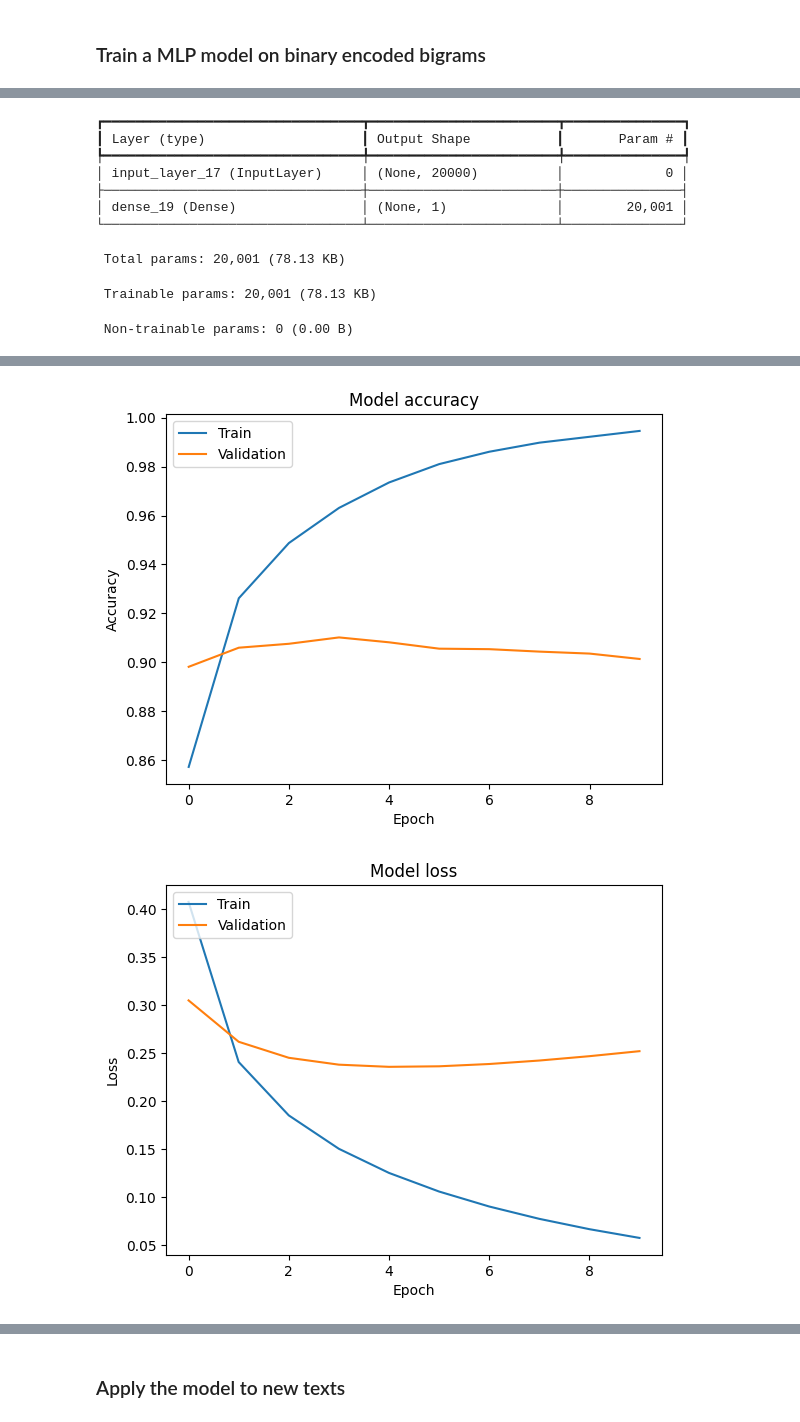
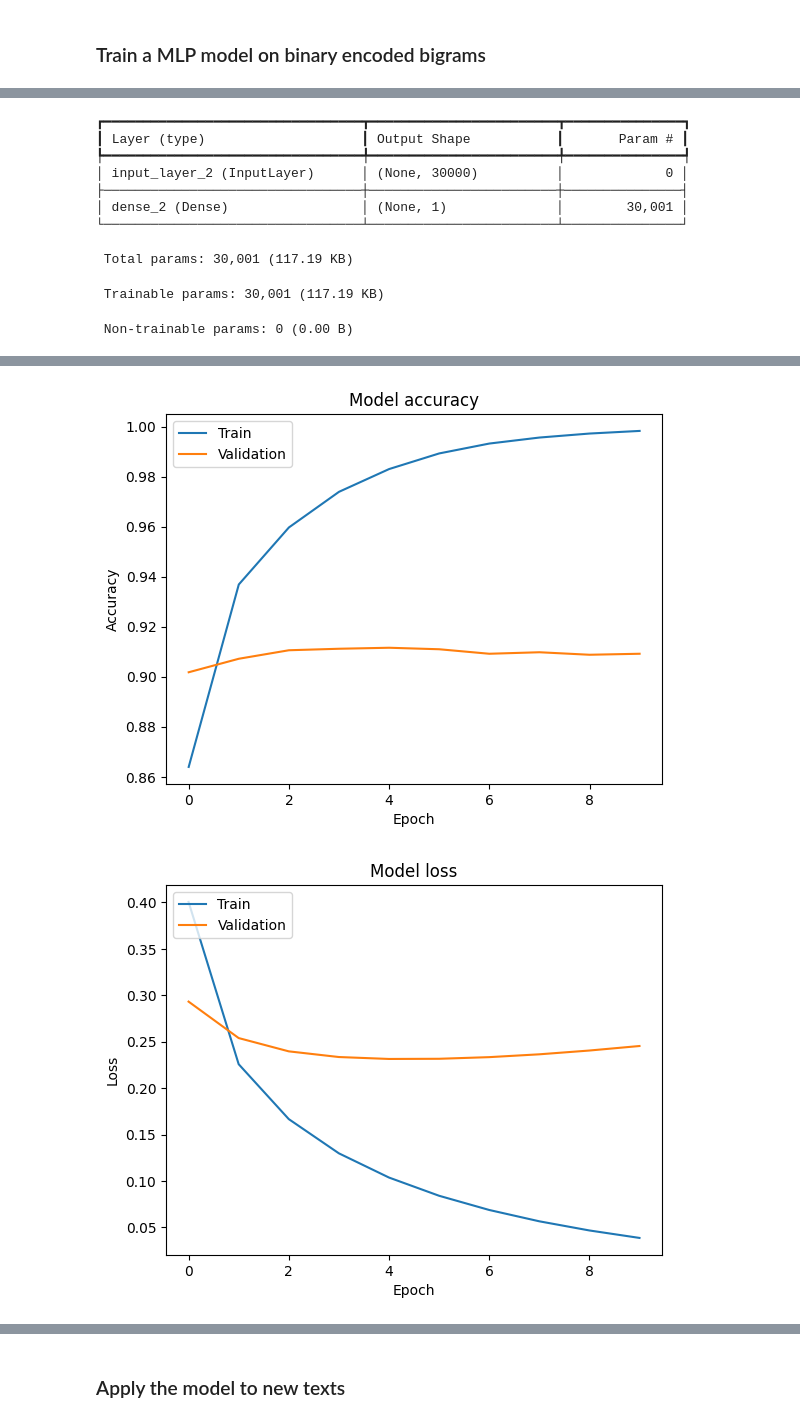
Before and after one commit to reitezuz/18NES2-2025, a Jupyter notebook: week_10/text_classification_IMDB.ipynb, the cells around one changed output, grey strips where cells are left out. Saved outputs shown, nothing was run; the diff lists cells and outputs as text; code cells hidden in the pictures.

```diff
--- a/week_10/text_classification_IMDB.ipynb
+++ b/week_10/text_classification_IMDB.ipynb
@@ -140,6 +152,7 @@ inputs[0]: tf.Tensor(
 targets[0]: tf.Tensor(1, shape=(), dtype=int32)
 # %%
-x, y = next(binary_1gram_train_ds.as_numpy_iterator())
+# 20 000 input features, batch size 32
+x, y = next(bow_train_ds.as_numpy_iterator())
 print(x.shape, y.shape)
 # %% [output]
 (32, 20000) (32,)
@@ -341,11 +355,3 @@ Test acc: 0.872
 # %% [markdown]
 ### Apply the model to new texts
-# %%
-# create an inference model:
-import keras
-model = keras.models.load_model("models/bow_unigram.keras")
-inputs = keras.Input(shape=(1,), dtype="string")
-processed_inputs = text_vectorization(inputs)
-outputs = model(processed_inputs)
-inference_model = keras.Model(inputs, outputs)
 # %%
@@ -370,25 +389,25 @@ text 3: 57.21 percent positive
 ### Preprocess the data
 - configure the TextVectorization layer to return binary encoded bigrams
 # %%
-max_tokens = 20000
+max_tokens = 30000
 text_vectorization = layers.TextVectorization(
-    ngrams=2,
+    ngrams=2,                # change here
     max_tokens=max_tokens,
-    output_mode="multi_hot",
+    output_mode= "multi_hot", # you can try also: "count", "multi_hot", "tf_idf"
 )
 
 text_vectorization.adapt(text_only_train_ds)
-binary_2gram_train_ds = train_ds.map(
+bigram_train_ds = train_ds.map(
     lambda x, y: (text_vectorization(x), y),
-    num_parallel_calls=4)
-binary_2gram_val_ds = val_ds.map(
+    num_parallel_calls=8)
+bigram_val_ds = val_ds.map(
     lambda x, y: (text_vectorization(x), y),
-    num_parallel_calls=4)
-binary_2gram_test_ds = test_ds.map(
+    num_parallel_calls=8)
+bigram_test_ds = test_ds.map(
     lambda x, y: (text_vectorization(x), y),
-    num_parallel_calls=4)
+    num_parallel_calls=8)
 
-for inputs, targets in binary_2gram_train_ds:
+for inputs, targets in bigram_train_ds:
     print("inputs.shape:", inputs.shape)
     print("inputs.dtype:", inputs.dtype)
     print("targets.shape:", targets.shape)
@@ -424,7 +458,7 @@ text_vectorization.get_vocabulary()[100:108]
 # %%
 hidden_dim = None
 max_epochs = 10
-model_name = "bow_bigram.keras"
+model_name = "bigram_MLP.keras"
 
 ###############################################
 # Define the model architecture:
@@ -439,8 +473,8 @@ callbacks = [
 ]
 
 start_time = time.time()
-history = model.fit(binary_2gram_train_ds.cache(),
-          validation_data=binary_2gram_val_ds.cache(),
+history = model.fit(bigram_train_ds.cache(),
+          validation_data=bigram_val_ds.cache(),
           epochs=10,
           callbacks=callbacks)
 time_fit = time.time() - start_time
@@ -449,9 +483,9 @@ time_fit = time.time() - start_time
 # Plot the training progress:
 plot_history(history)
 
-train_loss, train_acc = model.evaluate(binary_2gram_train_ds)
-val_loss, val_acc = model.evaluate(binary_2gram_val_ds)
-test_loss, test_acc = model.evaluate(binary_2gram_test_ds)
+train_loss, train_acc = model.evaluate(bigram_train_ds)
+val_loss, val_acc = model.evaluate(bigram_val_ds)
+test_loss, test_acc = model.evaluate(bigram_test_ds)
 
 print(f"Train acc: {train_acc:.3f}")
 print(f"Val acc: {val_acc:.3f}")
@@ -468,7 +502,7 @@ model.save(model_dir + model_name)
 #################################
 # Add results to the dataframe:
 new_entry = {
-    "Model Name" : "MLP BoW",
+    "Model Name" : model_name.strip(".keras"),
     "Details" : str(max_tokens) + " tokens, " + str(hidden_dim),
     "Train Loss" : train_loss,
     "Val Loss" : val_loss,
@@ -493,11 +527,11 @@ Model: "functional_16"
 ┏━━━━━━━━━━━━━━━━━━━━━━━━━━━━━━━━━┳━━━━━━━━━━━━━━━━━━━━━━━━┳━━━━━━━━━━━━━━━┓
 ┃ Layer (type)                    ┃ Output Shape           ┃       Param # ┃
 ┡━━━━━━━━━━━━━━━━━━━━━━━━━━━━━━━━━╇━━━━━━━━━━━━━━━━━━━━━━━━╇━━━━━━━━━━━━━━━┩
-│ input_layer_17 (InputLayer)     │ (None, 20000)          │             0 │
+│ input_layer_2 (InputLayer)      │ (None, 30000)          │             0 │
 ├─────────────────────────────────┼────────────────────────┼───────────────┤
-│ dense_19 (Dense)                │ (None, 1)              │        20,001 │
+│ dense_2 (Dense)                 │ (None, 1)              │        30,001 │
 └─────────────────────────────────┴────────────────────────┴───────────────┘
- Total params: 20,001 (78.13 KB)
+ Total params: 30,001 (117.19 KB)
- Trainable params: 20,001 (78.13 KB)
+ Trainable params: 30,001 (117.19 KB)
  Non-trainable params: 0 (0.00 B)
 Epoch 1/10
@@ -519,3 +553,3 @@ Epoch 10/10
 dict_keys(['accuracy', 'loss', 'val_accuracy', 'val_loss'])
-[figure, old version]
+[figure, new version]
-[figure, old version]
+[figure, new version]
```
Also changed, not shown: parts of 46 cells of this notebook.
